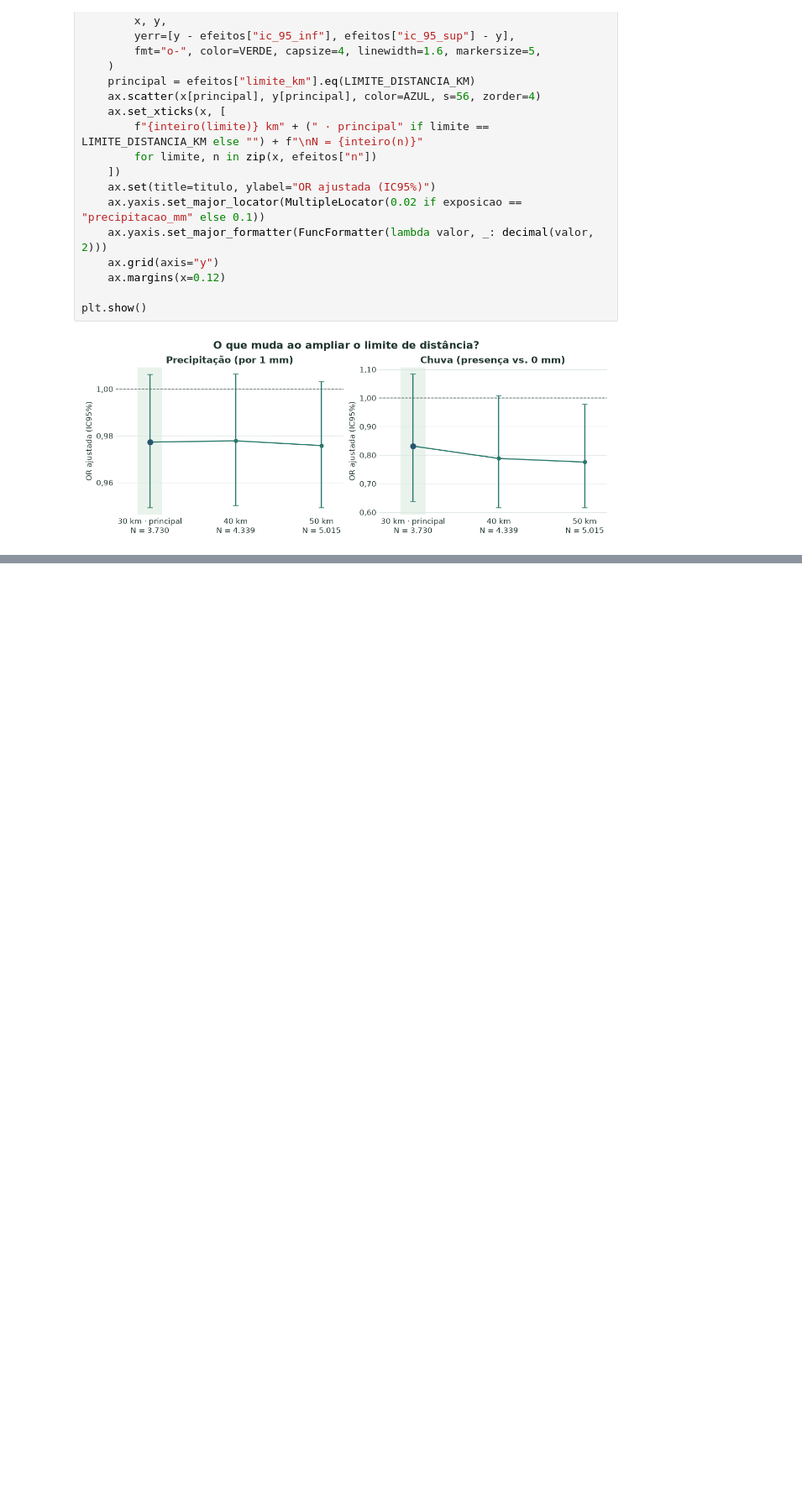
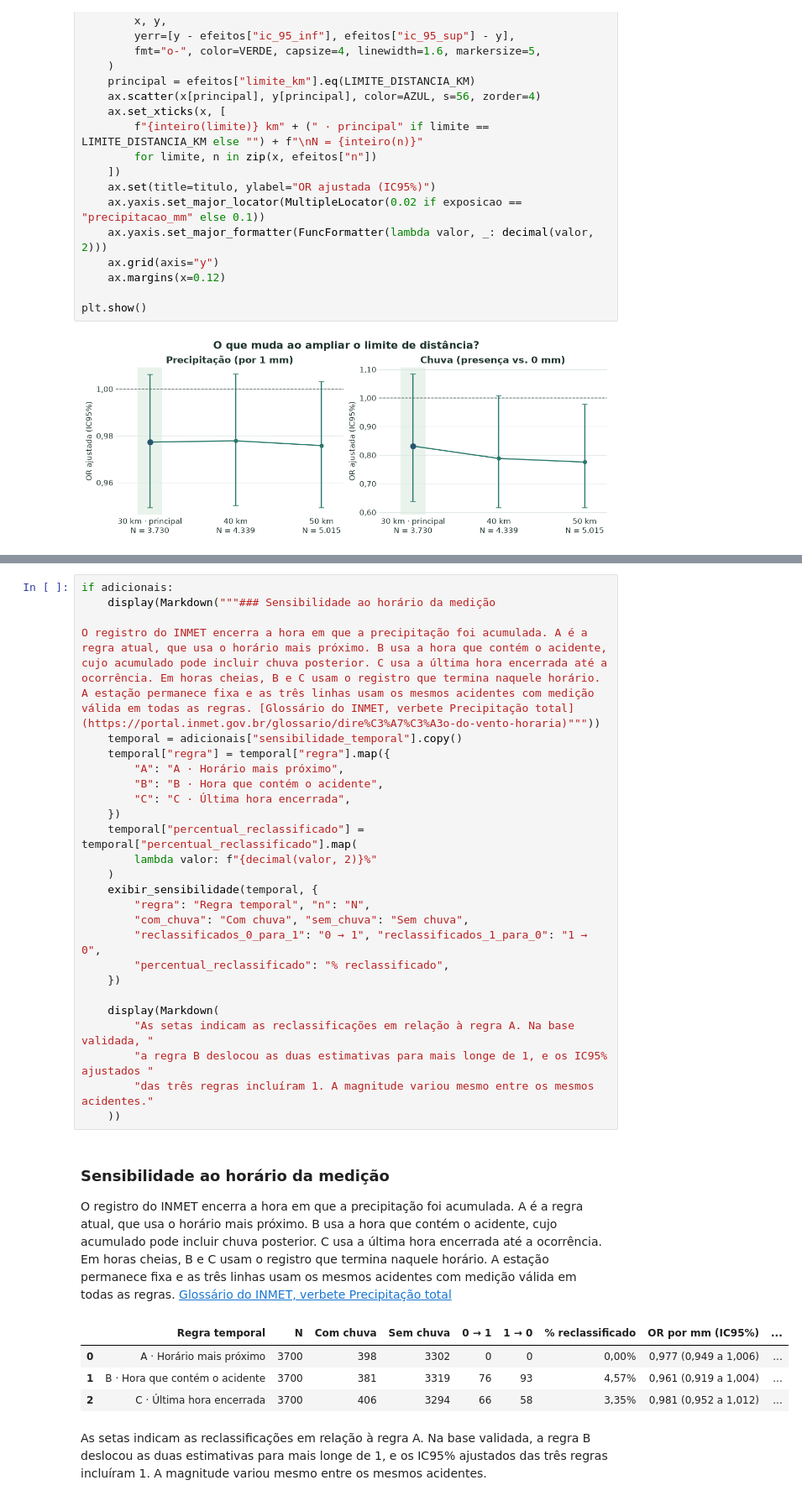
Before and after one commit to LimaGustav/RP2, a Jupyter notebook: RP2_Analise_PRF_INMET.ipynb, the cells around one changed output, grey strips where cells are left out. Shown at 84% size. Cells and saved outputs as stored; diff of their text form; blank space fills up the shorter version.

```diff
--- a/RP2_Analise_PRF_INMET.ipynb
+++ b/RP2_Analise_PRF_INMET.ipynb
@@ -570,0 +628,35 @@ Os pontos são as OR ajustadas, as barras verticais são os IC95% e a linha trac
+# %%
+if adicionais:
+    display(Markdown("""### Sensibilidade ao horário da medição
+
+O registro do INMET encerra a hora em que a precipitação foi acumulada. A é a regra atual, que usa o horário mais próximo. B usa a hora que contém o acidente, cujo acumulado pode incluir chuva posterior. C usa a última hora encerrada até a ocorrência. Em horas cheias, B e C usam o registro que termina naquele horário. A estação permanece fixa e as três linhas usam os mesmos acidentes com medição válida em todas as regras. [Glossário do INMET, verbete Precipitação total](https://portal.inmet.gov.br/glossario/dire%C3%A7%C3%A3o-do-vento-horaria)"""))
+    temporal = adicionais["sensibilidade_temporal"].copy()
+    temporal["regra"] = temporal["regra"].map({
+        "A": "A · Horário mais próximo",
+        "B": "B · Hora que contém o acidente",
+        "C": "C · Última hora encerrada",
+    })
+    temporal["percentual_reclassificado"] = temporal["percentual_reclassificado"].map(
+        lambda valor: f"{decimal(valor, 2)}%"
+    )
+    exibir_sensibilidade(temporal, {
+        "regra": "Regra temporal", "n": "N",
+        "com_chuva": "Com chuva", "sem_chuva": "Sem chuva",
+        "reclassificados_0_para_1": "0 → 1", "reclassificados_1_para_0": "1 → 0",
+        "percentual_reclassificado": "% reclassificado",
+    })
+
+    display(Markdown(
+        "As setas indicam as reclassificações em relação à regra A. Na base validada, "
+        "a regra B deslocou as duas estimativas para mais longe de 1, e os IC95% ajustados "
+        "das três regras incluíram 1. A magnitude variou mesmo entre os mesmos acidentes."
+    ))
+# %% [output]
+### Sensibilidade ao horário da medição
+
+O registro do INMET encerra a hora em que a precipitação foi acumulada. A é a regra atual, que usa o horário mais próximo. B usa a hora que contém o acidente, cujo acumulado pode incluir chuva posterior. C usa a última hora encerrada até a ocorrência. Em horas cheias, B e C usam o registro que termina naquele horário. A estação permanece fixa e as três linhas usam os mesmos acidentes com medição válida em todas as regras. [Glossário do INMET, verbete Precipitação total](https://portal.inmet.gov.br/glossario/dire%C3%A7%C3%A3o-do-vento-horaria)
+|  | Regra temporal | N | Com chuva | Sem chuva | 0 → 1 | 1 → 0 | % reclassificado | OR por mm (IC95%) | ... |
+| 0 | A · Horário mais próximo | 3700 | 398 | 3302 | 0 | 0 | 0,00% | 0,977 (0,949 a 1,006) | ... |
+| 1 | B · Hora que contém o acidente | 3700 | 381 | 3319 | 76 | 93 | 4,57% | 0,961 (0,919 a 1,004) | ... |
+| 2 | C · Última hora encerrada | 3700 | 406 | 3294 | 66 | 58 | 3,35% | 0,981 (0,952 a 1,012) | ... |
+As setas indicam as reclassificações em relação à regra A. Na base validada, a regra B deslocou as duas estimativas para mais longe de 1, e os IC95% ajustados das três regras incluíram 1. A magnitude variou mesmo entre os mesmos acidentes.
```
Also changed, not shown: parts of 22 cells of this notebook, 5 other files.
